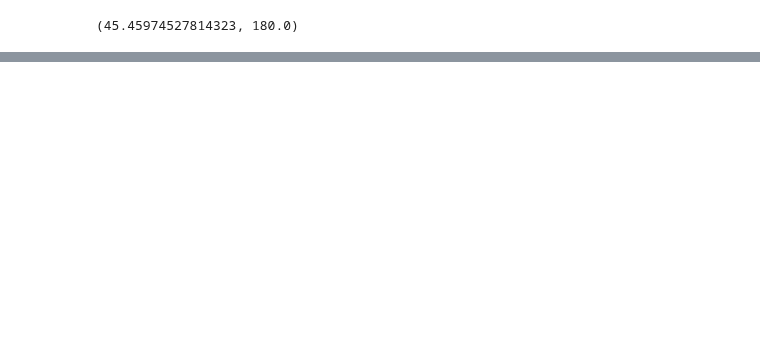
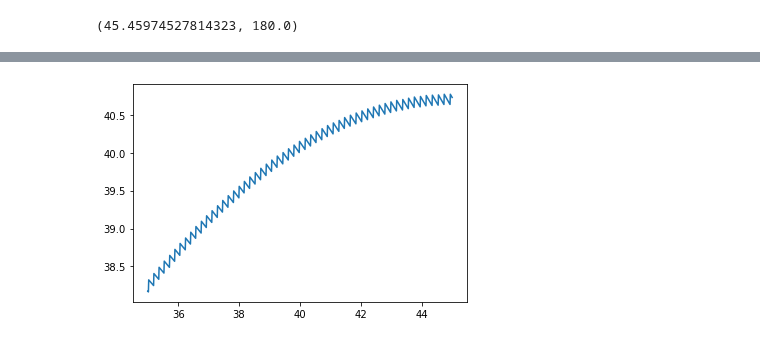
Before and after one commit to Sakurajima-sight/Mathematics-for-programmers-Python, a Jupyter notebook: Chapter 12/Untitled.ipynb, the cells around one changed output, grey strips where cells are left out. Drawn from its saved outputs; the diff is of its cells as text; code cells hidden in the pictures; blank space fills up the shorter version.

```diff
--- a/Chapter 12/Untitled.ipynb
+++ b/Chapter 12/Untitled.ipynb
@@ -491,3 +492,16 @@ for x in range(0,20):
 gradient_ascent(landing_distance,0,180)
 # %% [output]
 (45.45974527814323, 180.0)
+# %%
+def gradient_ascent_points(f,xstart,ystart,rate=1,tolerance=1e-6):
+    x=xstart
+    y=ystart
+    xs,ys=[x],[y]
+    grad=approx_gradient(f,x,y)
+    while length(grad)>tolerance:
+        x+=rate*grad[0]
+        y+=rate*grad[1]
+        grad=approx_gradient(f,x,y)
+        xs.append(x)
+        ys.append(y)
+    return xs,ys
@@ -493,0 +538,11 @@ gradient_ascent(landing_distance,0,180)
+# %%
+scalar_field_heatmap(landing_distance,35,40,80,100)
+
+result=gradient_ascent_points(landing_distance,36,83,rate=20)
+xs,ys=result[0],result[1]
+
+plt.scatter([36,37.58114751801379],[83,89.99991614885127],c='k',s=75)
+plt.plot(xs,ys,c='k')
+plt.xlabel('theta')
+plt.ylabel('phi')
+plt.gcf().set_size_inches(9,7)
@@ -493,0 +552,8 @@ gradient_ascent(landing_distance,0,180)
+# %%
+def simulated_distance_270(theta):
+    ts,xs,ys,zs = trajectory3d(theta,270)
+    return sqrt(xs[-1]**2 + ys[-1]**2)
+
+plot_function(simulated_distance_270,35,45)
+# %% [output]
+[figure, added]
```
Also changed, not shown: parts of 9 cells of this notebook, 1 other file.
